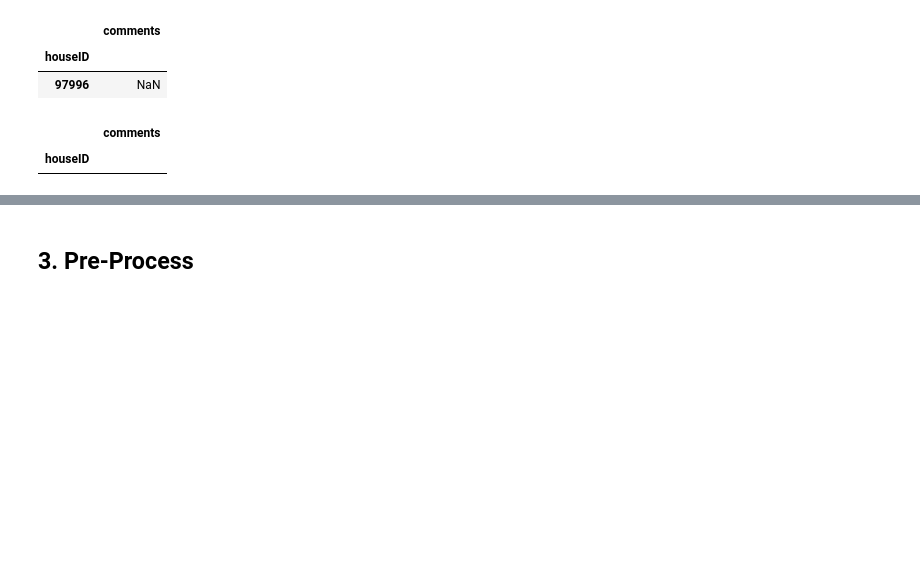
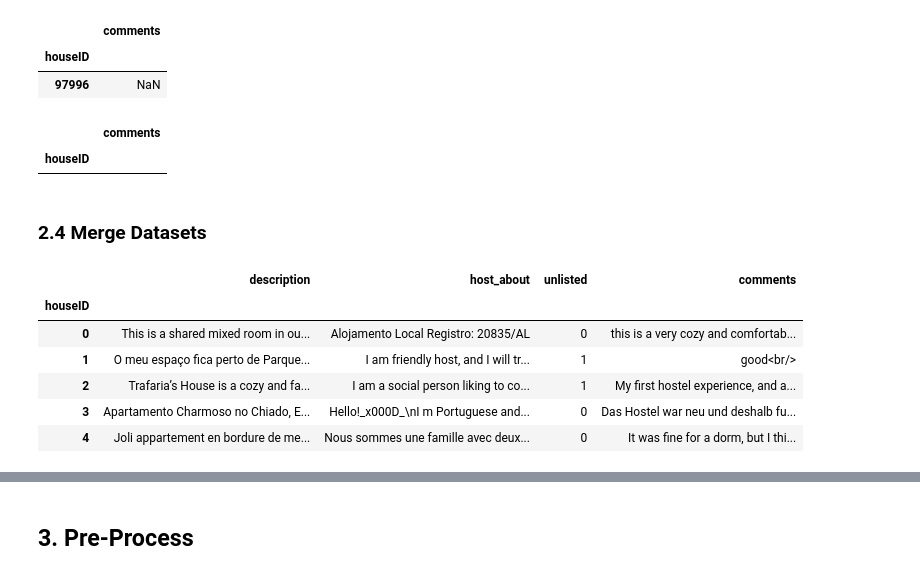
Before and after one commit to beatrizdsantosss/Text-mining-project-, a Jupyter notebook: Cleaned_Notebook.ipynb, the cells around one changed output, grey strips where cells are left out. Saved outputs shown, nothing was run; the diff lists cells and outputs as text; code cells hidden in the pictures; blank space fills up the shorter version.

```diff
--- a/Cleaned_Notebook.ipynb
+++ b/Cleaned_Notebook.ipynb
@@ -216,0 +224,15 @@ train_reviews[train_reviews['comments'].isnull()]
+# %% [markdown]
+### 2.4 Merge Datasets
+# %%
+train_merged = train.merge(train_reviews, on='houseID')
+test_merged = test.merge(test_reviews, on='houseID')
+# %%
+train_merged.head(5)
+# %% [output]
+|  | description | host_about | unlisted | comments |
+| houseID |  |  |  |  |
+| 0 | This is a shared mixed room in ou... | Alojamento Local Registro: 20835/AL | 0 | this is a very cozy and comfortab... |
+| 1 | O meu espaço fica perto de Parque... | I am friendly host, and I will tr... | 1 | good<br/> |
+| 2 | Trafaria’s House is a cozy and fa... | I am a social person liking to co... | 1 | My first hostel experience, and a... |
+| 3 | Apartamento Charmoso no Chiado, E... | Hello!_x000D_\nI m Portuguese and... | 0 | Das Hostel war neu und deshalb fu... |
+| 4 | Joli appartement en bordure de me... | Nous sommes une famille avec deux... | 0 | It was fine for a dorm, but I thi... |
```
Also changed, not shown: parts of 14 cells of this notebook.
